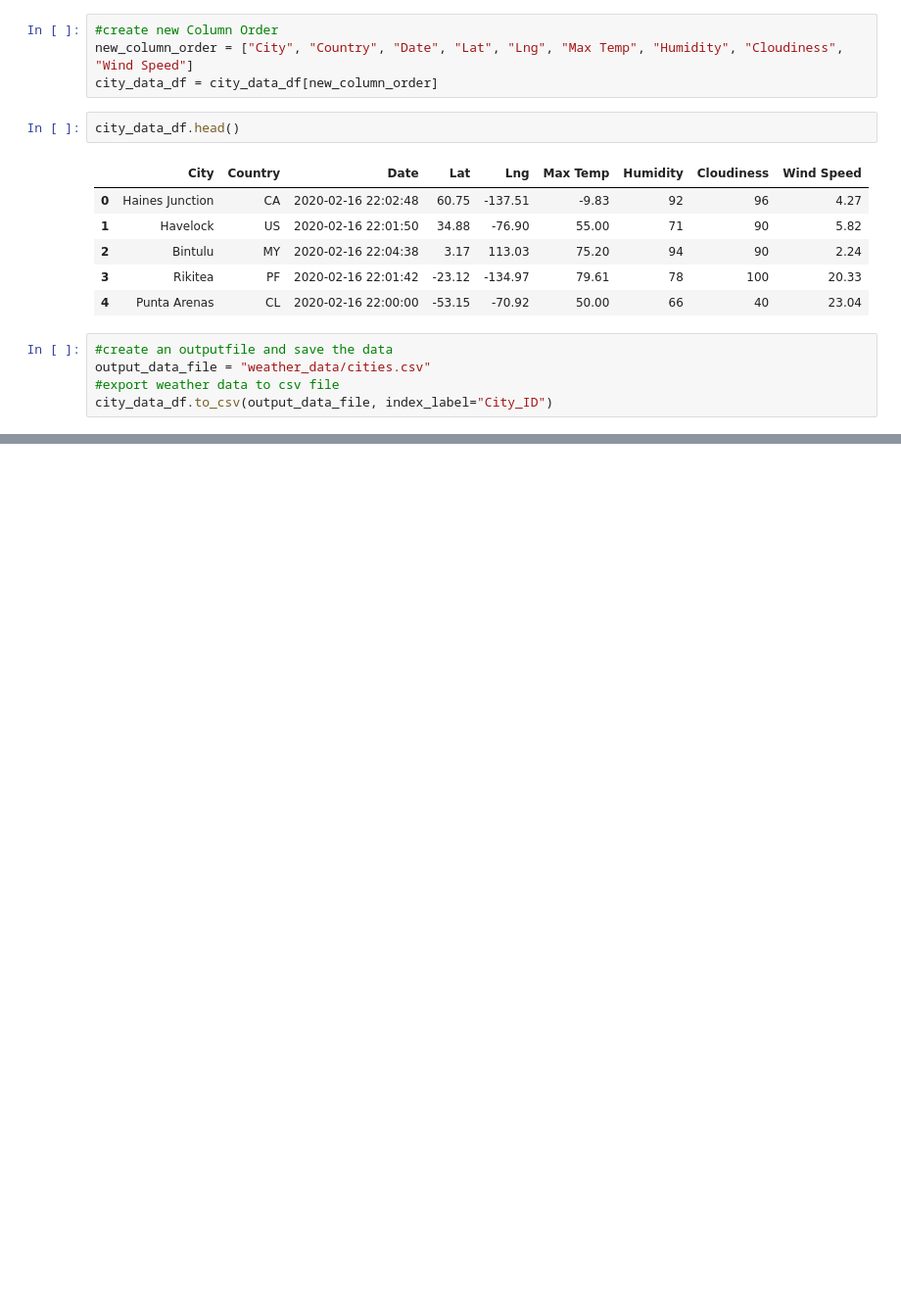
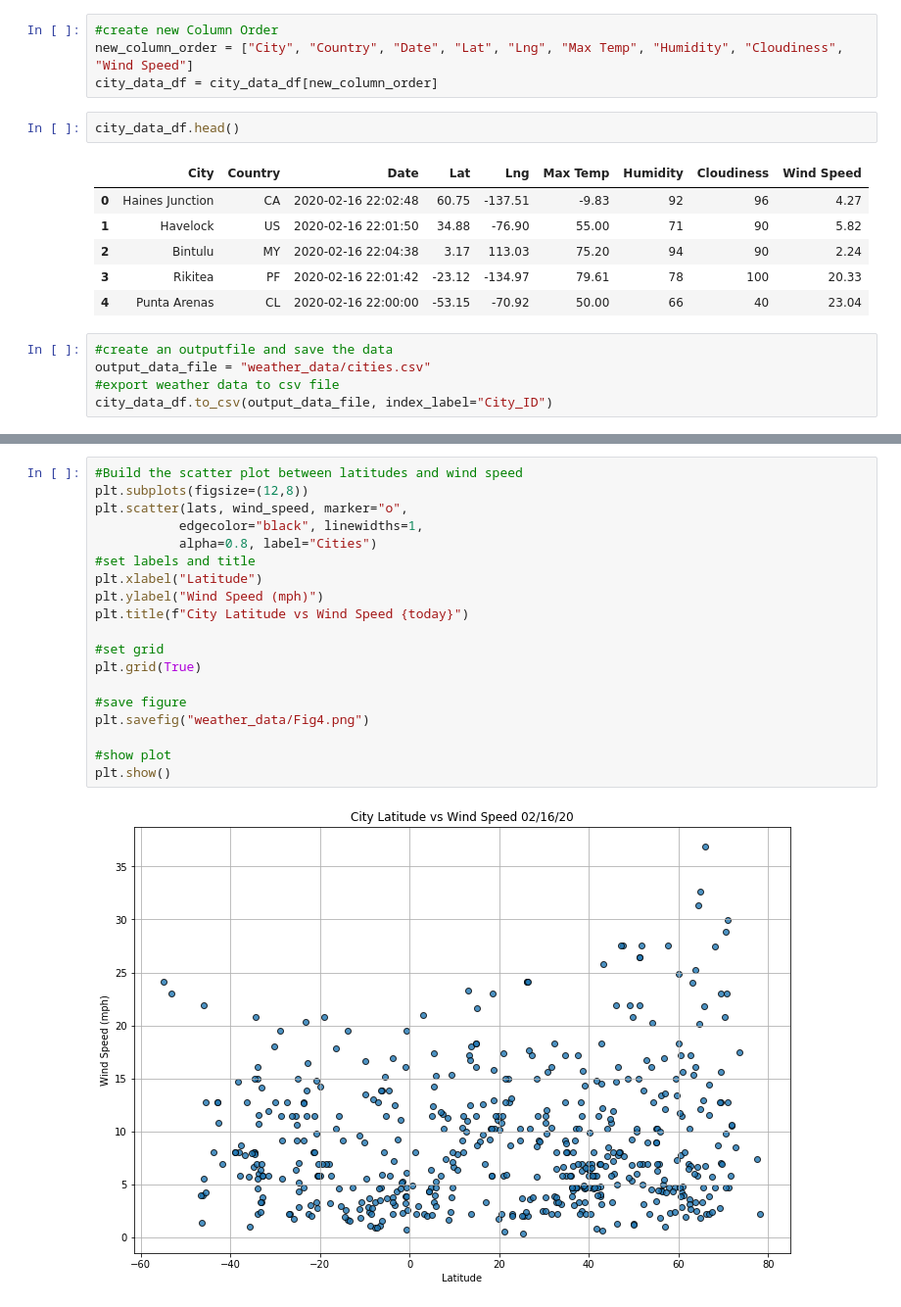
Before and after one commit to amuthusa/World_Weather_Analysis, a Jupyter notebook: WeatherPy.ipynb, the cells around one changed output, grey strips where cells are left out. Shown at 98% size. Saved outputs shown, nothing was run; the diff lists cells and outputs as text; blank space fills up the shorter version.

```diff
--- a/WeatherPy.ipynb
+++ b/WeatherPy.ipynb
@@ -206,0 +286,21 @@ city_data_df.to_csv(output_data_file, index_label="City_ID")
+# %%
+#Build the scatter plot between latitudes and wind speed
+plt.subplots(figsize=(12,8))
+plt.scatter(lats, wind_speed, marker="o",
+           edgecolor="black", linewidths=1,
+           alpha=0.8, label="Cities")
+#set labels and title
+plt.xlabel("Latitude")
+plt.ylabel("Wind Speed (mph)")
+plt.title(f"City Latitude vs Wind Speed {today}")
+
+#set grid
+plt.grid(True)
+
+#save figure
+plt.savefig("weather_data/Fig4.png")
+
+#show plot
+plt.show()
+# %% [output]
+[figure, added]
```
Also changed, not shown: parts of 5 cells of this notebook, 6 other files.
